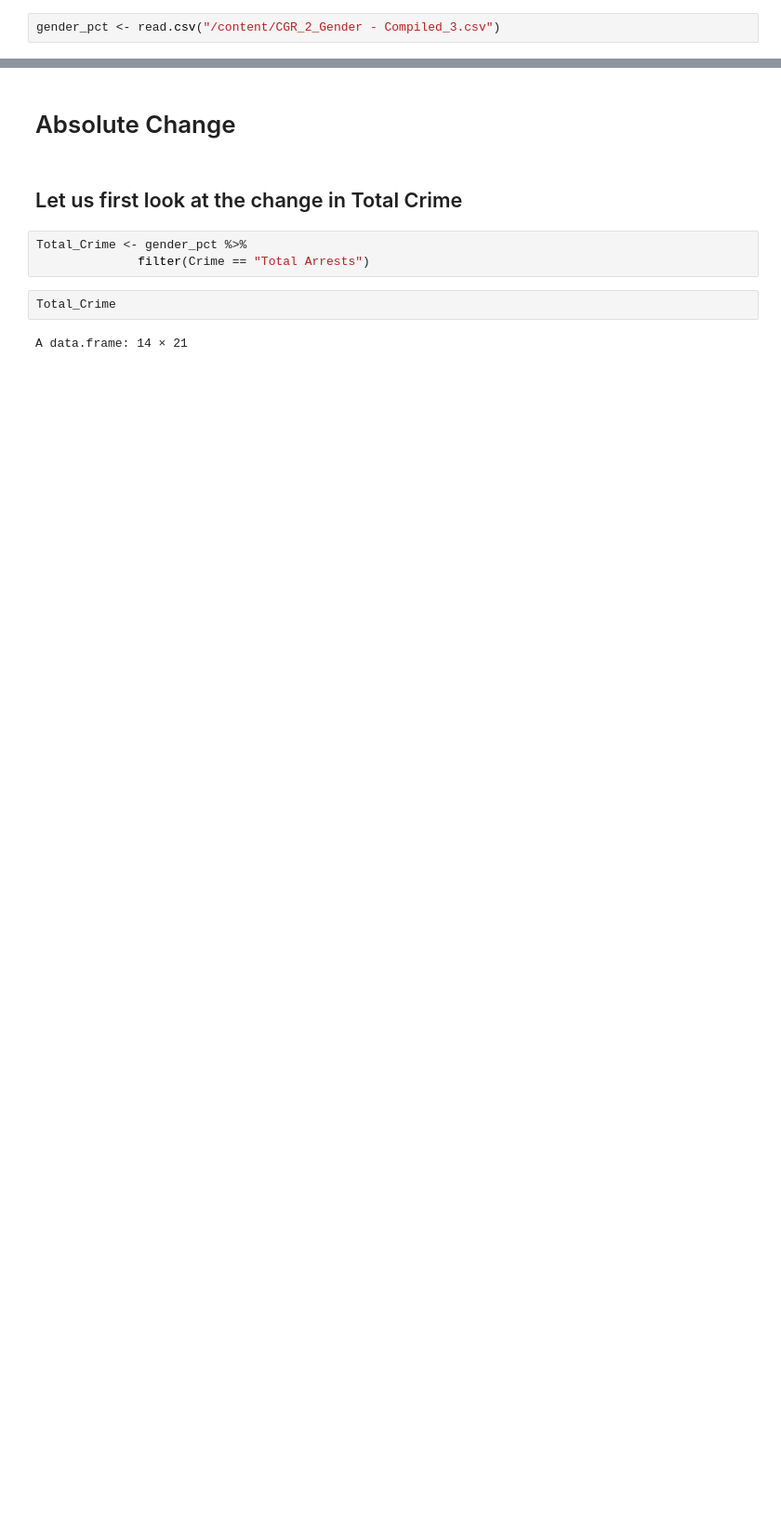
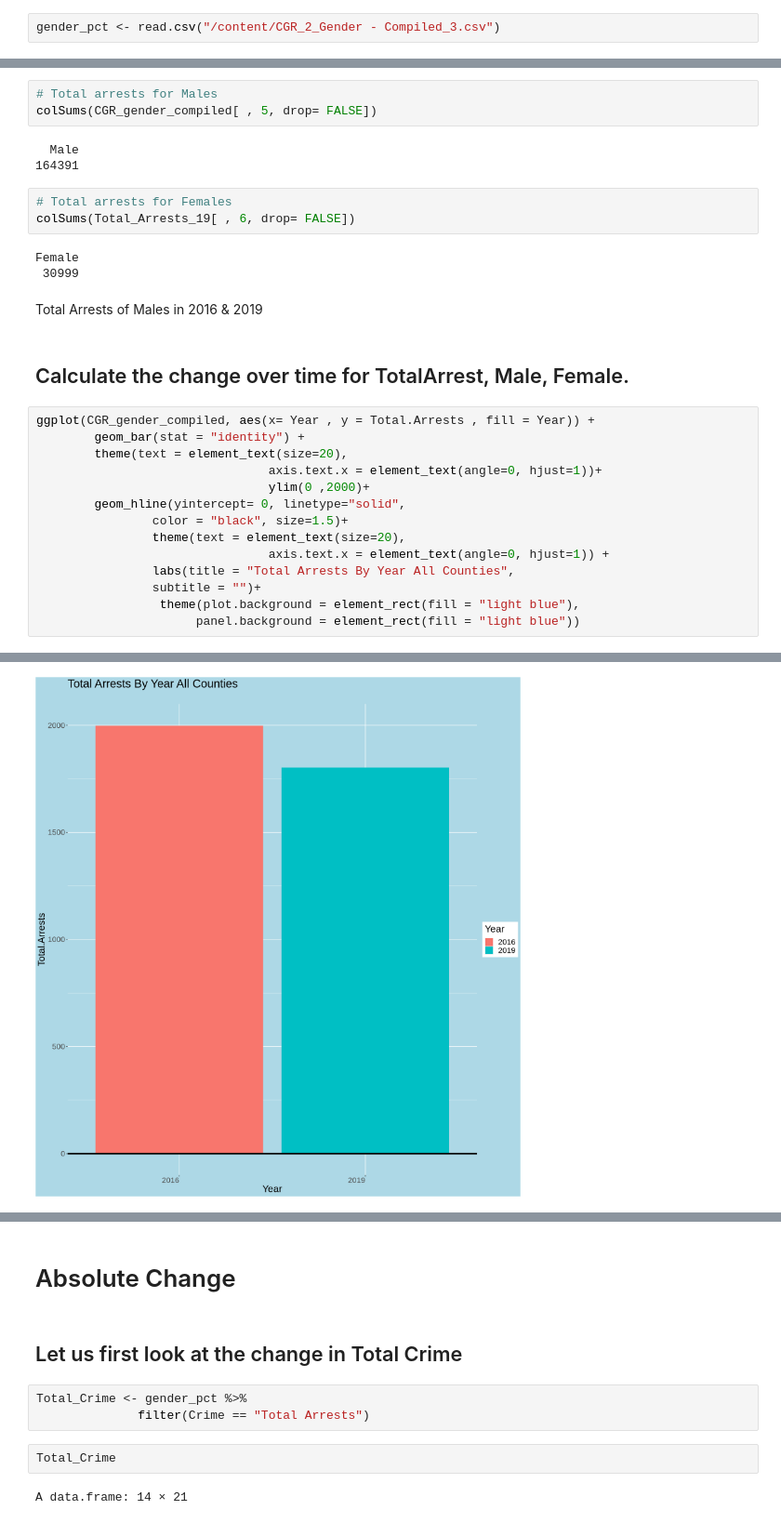
Before and after one commit to JF11579/New-Stuff, a Jupyter notebook: CGR_Pcts.ipynb, the cells around one changed output, grey strips where cells are left out. Shown at 93% size. Cells and saved outputs as stored; diff of their text form; blank space fills up the shorter version.

```diff
--- a/CGR_Pcts.ipynb
+++ b/CGR_Pcts.ipynb
@@ -59,0 +116,31 @@ A data.frame: 6 × 21
+# %%
+# Total arrests for Males
+colSums(CGR_gender_compiled[ , 5, drop= FALSE])
+# %% [output]
+  Male
+164391
+# %%
+# Total arrests for Females
+colSums(Total_Arrests_19[ , 6, drop= FALSE])
+# %% [output]
+Female
+ 30999
+# %% [markdown]
+Total Arrests of Males in 2016 & 2019
+# %% [markdown]
+## Calculate the change over time for TotalArrest, Male, Female.
+# %%
+ggplot(CGR_gender_compiled, aes(x= Year , y = Total.Arrests , fill = Year)) +
+        geom_bar(stat = "identity") +
+        theme(text = element_text(size=20),
+                                axis.text.x = element_text(angle=0, hjust=1))+
+                                ylim(0 ,2000)+
+        geom_hline(yintercept= 0, linetype="solid",
+                color = "black", size=1.5)+
+                theme(text = element_text(size=20),
+                                axis.text.x = element_text(angle=0, hjust=1)) +
+                labs(title = "Total Arrests By Year All Counties",
+                subtitle = "")+
+                 theme(plot.background = element_rect(fill = "light blue"),
+                      panel.background = element_rect(fill = "light blue"))
+# %% [output]
@@ -59,0 +151 @@ A data.frame: 6 × 21
+[figure, added]
```
Also changed, not shown: parts of 78 cells of this notebook.
